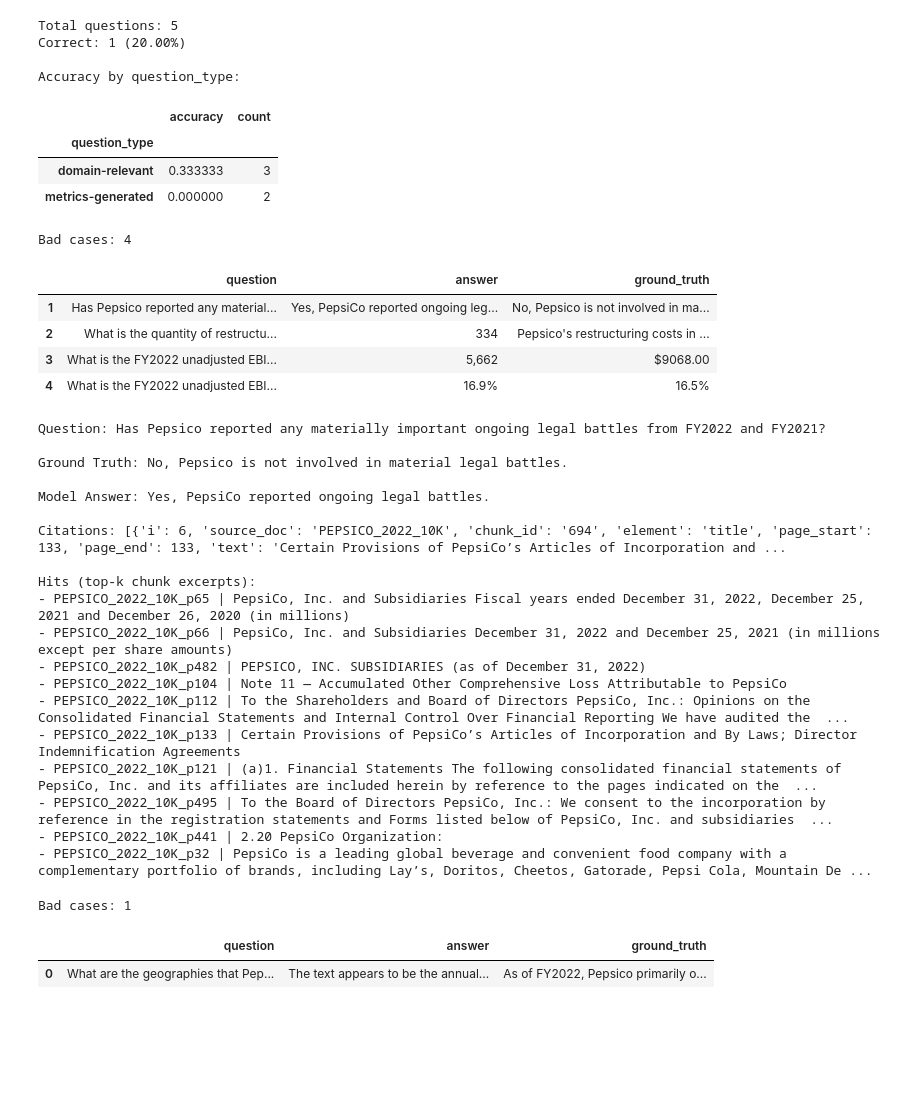
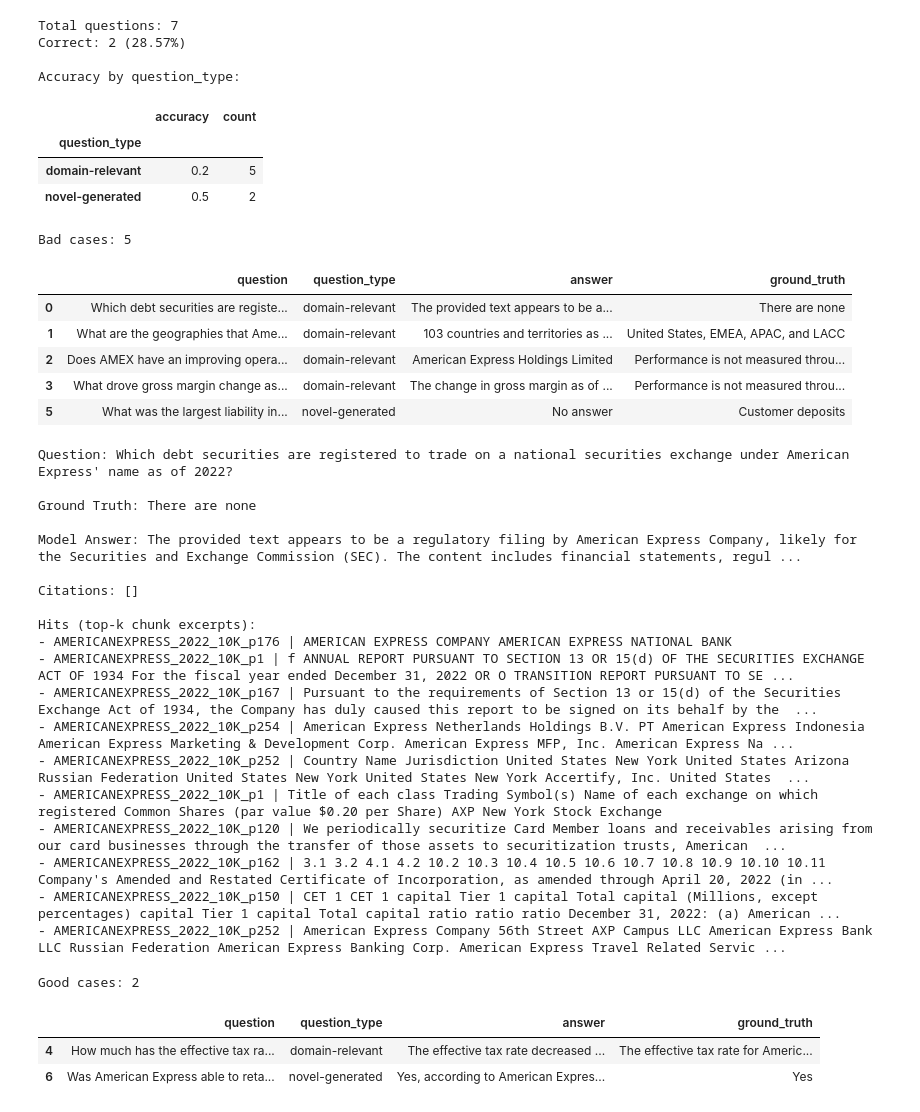
Before and after one commit to seokhyunmoon/Financial_Document_Analyzer, a Jupyter notebook: notebooks/financebench_analysis.ipynb, the cells around one changed output. Drawn from its saved outputs; the diff is of its cells as text; code cells hidden in the pictures; blank space fills up the shorter version.

```diff
--- a/notebooks/financebench_analysis.ipynb
+++ b/notebooks/financebench_analysis.ipynb
@@ -13,8 +3,11 @@ from pathlib import Path
 import json
 import pandas as pd
 
-# Update this path to the JSONL log you want to inspect
-LOG_PATH = Path("/home/moon/Desktop/Financial_Document_Analyzer/data/logs/financebench_eval_20251124_193308.jsonl")
+# Configure pandas display so long text is fully visible in tables
+# pd.set_option('display.max_colwidth', None)
+# pd.set_option('display.width', 0)
+
+LOG_PATH = Path("/home/moon/Desktop/Financial_Document_Analyzer/data/logs/financebench_eval_20251125_094704.jsonl")
 assert LOG_PATH.exists(), f"Log file not found: {LOG_PATH}"
 
 rows = []
@@ -45,26 +40,27 @@ print('\nAccuracy by question_type:')
 grouped = df.groupby('question_type')['eval_is_same'].agg(['mean', 'count'])
 display(grouped.rename(columns={'mean': 'accuracy'}))
 # %% [output]
-Total questions: 5
-Correct: 1 (20.00%)
+Total questions: 7
+Correct: 2 (28.57%)
 
 Accuracy by question_type:
 |  | accuracy | count |
 | question_type |  |  |
-| domain-relevant | 0.333333 | 3 |
-| metrics-generated | 0.000000 | 2 |
+| domain-relevant | 0.2 | 5 |
+| novel-generated | 0.5 | 2 |
 # %%
 # Inspect incorrect predictions
 bad_cases = df[df['eval_is_same'] == False]
 print(f'Bad cases: {len(bad_cases)}')
-bad_cases[['question', 'answer', 'ground_truth']]
+bad_cases[['question', 'question_type', 'answer', 'ground_truth']]
 # %% [output]
-Bad cases: 4
+Bad cases: 5
-|  | question | answer | ground_truth |
-| 1 | Has Pepsico reported any material... | Yes, PepsiCo reported ongoing leg... | No, Pepsico is not involved in ma... |
-| 2 | What is the quantity of restructu... | 334 | Pepsico's restructuring costs in ... |
-| 3 | What is the FY2022 unadjusted EBI... | 5,662 | $9068.00 |
-| 4 | What is the FY2022 unadjusted EBI... | 16.9% | 16.5% |
+|  | question | question_type | answer | ground_truth |
+| 0 | Which debt securities are registe... | domain-relevant | The provided text appears to be a... | There are none |
+| 1 | What are the geographies that Ame... | domain-relevant | 103 countries and territories as ... | United States, EMEA, APAC, and LACC |
+| 2 | Does AMEX have an improving opera... | domain-relevant | American Express Holdings Limited | Performance is not measured throu... |
+| 3 | What drove gross margin change as... | domain-relevant | The change in gross margin as of ... | Performance is not measured throu... |
+| 5 | What was the largest liability in... | novel-generated | No answer | Customer deposits |
 # %%
 # Inspect a specific bad case (default: first failure)
 idx = bad_cases.index[0] if len(bad_cases) else None
@@ -80,34 +76,35 @@ if idx is not None:
 else:
     print('No bad cases available.')
 # %% [output]
-Question: Has Pepsico reported any materially important ongoing legal battles from FY2022 and FY2021?
+Question: Which debt securities are registered to trade on a national securities exchange under American Express' name as of 2022?
 
-Ground Truth: No, Pepsico is not involved in material legal battles.
+Ground Truth: There are none
 
-Model Answer: Yes, PepsiCo reported ongoing legal battles.
+Model Answer: The provided text appears to be a regulatory filing by American Express Company, likely for the Securities and Exchange Commission (SEC). The content includes financial statements, regul ...
 
-Citations: [{'i': 6, 'source_doc': 'PEPSICO_2022_10K', 'chunk_id': '694', 'element': 'title', 'page_start': 133, 'page_end': 133, 'text': 'Certain Provisions of PepsiCo’s Articles of Incorporation and ...
+Citations: []
 
 Hits (top-k chunk excerpts):
-- PEPSICO_2022_10K_p65 | PepsiCo, Inc. and Subsidiaries Fiscal years ended December 31, 2022, December 25, 2021 and December 26, 2020 (in millions)
-- PEPSICO_2022_10K_p66 | PepsiCo, Inc. and Subsidiaries December 31, 2022 and December 25, 2021 (in millions except per share amounts)
-- PEPSICO_2022_10K_p482 | PEPSICO, INC. SUBSIDIARIES (as of December 31, 2022)
-- PEPSICO_2022_10K_p104 | Note 11 — Accumulated Other Comprehensive Loss Attributable to PepsiCo
-- PEPSICO_2022_10K_p112 | To the Shareholders and Board of Directors PepsiCo, Inc.: Opinions on the Consolidated Financial Statements and Internal Control Over Financial Reporting We have audited the  ...
-- PEPSICO_2022_10K_p133 | Certain Provisions of PepsiCo’s Articles of Incorporation and By Laws; Director Indemnification Agreements
-- PEPSICO_2022_10K_p121 | (a)1. Financial Statements The following consolidated financial statements of PepsiCo, Inc. and its affiliates are included herein by reference to the pages indicated on the  ...
-- PEPSICO_2022_10K_p495 | To the Board of Directors PepsiCo, Inc.: We consent to the incorporation by reference in the registration statements and Forms listed below of PepsiCo, Inc. and subsidiaries  ...
-- PEPSICO_2022_10K_p441 | 2.20 PepsiCo Organization:
-- PEPSICO_2022_10K_p32 | PepsiCo is a leading global beverage and convenient food company with a complementary portfolio of brands, including Lay’s, Doritos, Cheetos, Gatorade, Pepsi Cola, Mountain De ...
+- AMERICANEXPRESS_2022_10K_p176 | AMERICAN EXPRESS COMPANY AMERICAN EXPRESS NATIONAL BANK
+- AMERICANEXPRESS_2022_10K_p1 | f ANNUAL REPORT PURSUANT TO SECTION 13 OR 15(d) OF THE SECURITIES EXCHANGE ACT OF 1934 For the fiscal year ended December 31, 2022 OR O TRANSITION REPORT PURSUANT TO SE ...
+- AMERICANEXPRESS_2022_10K_p167 | Pursuant to the requirements of Section 13 or 15(d) of the Securities Exchange Act of 1934, the Company has duly caused this report to be signed on its behalf by the  ...
+- AMERICANEXPRESS_2022_10K_p254 | American Express Netherlands Holdings B.V. PT American Express Indonesia American Express Marketing & Development Corp. American Express MFP, Inc. American Express Na ...
+- AMERICANEXPRESS_2022_10K_p252 | Country Name Jurisdiction United States New York United States Arizona Russian Federation United States New York United States New York Accertify, Inc. United States  ...
+- AMERICANEXPRESS_2022_10K_p1 | Title of each class Trading Symbol(s) Name of each exchange on which registered Common Shares (par value $0.20 per Share) AXP New York Stock Exchange
+- AMERICANEXPRESS_2022_10K_p120 | We periodically securitize Card Member loans and receivables arising from our card businesses through the transfer of those assets to securitization trusts, American  ...
+- AMERICANEXPRESS_2022_10K_p162 | 3.1 3.2 4.1 4.2 10.2 10.3 10.4 10.5 10.6 10.7 10.8 10.9 10.10 10.11 Company's Amended and Restated Certificate of Incorporation, as amended through April 20, 2022 (in ...
+- AMERICANEXPRESS_2022_10K_p150 | CET 1 CET 1 capital Tier 1 capital Total capital (Millions, except percentages) capital Tier 1 capital Total capital ratio ratio ratio December 31, 2022: (a) American ...
+- AMERICANEXPRESS_2022_10K_p252 | American Express Company 56th Street AXP Campus LLC American Express Bank LLC Russian Federation American Express Banking Corp. American Express Travel Related Servic ...
 # %%
 # Inspect correct predictions
 good_cases = df[df['eval_is_same'] == True]
-print(f'Bad cases: {len(good_cases)}')
-good_cases[['question', 'answer', 'ground_truth']]
+print(f'Good cases: {len(good_cases)}')
+good_cases[['question', 'question_type', 'answer', 'ground_truth']]
 # %% [output]
-Bad cases: 1
+Good cases: 2
-|  | question | answer | ground_truth |
-| 0 | What are the geographies that Pep... | The text appears to be the annual... | As of FY2022, Pepsico primarily o... |
+|  | question | question_type | answer | ground_truth |
+| 4 | How much has the effective tax ra... | domain-relevant | The effective tax rate decreased ... | The effective tax rate for Americ... |
+| 6 | Was American Express able to reta... | novel-generated | Yes, according to American Expres... | Yes |
 # %%
 # Inspect a specific good case (default: first failure)
 idx = good_cases.index[0] if len(good_cases) else None
```
Also changed, not shown: parts of 4 cells of this notebook, 3 other files.
